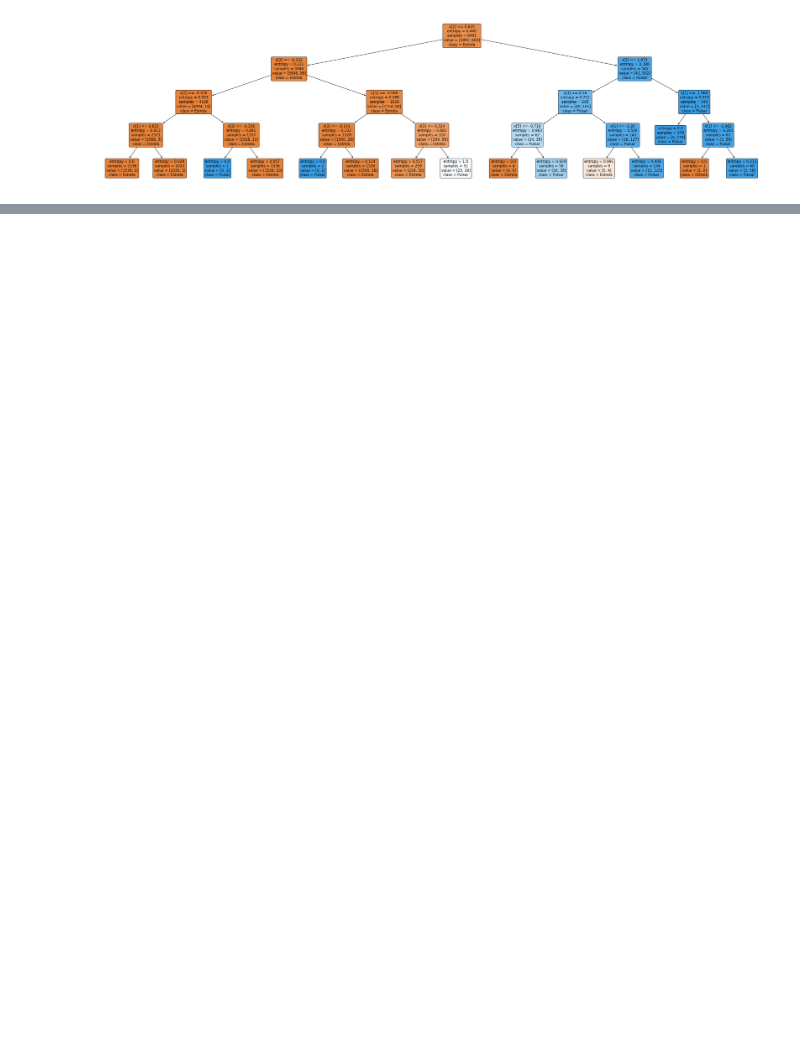
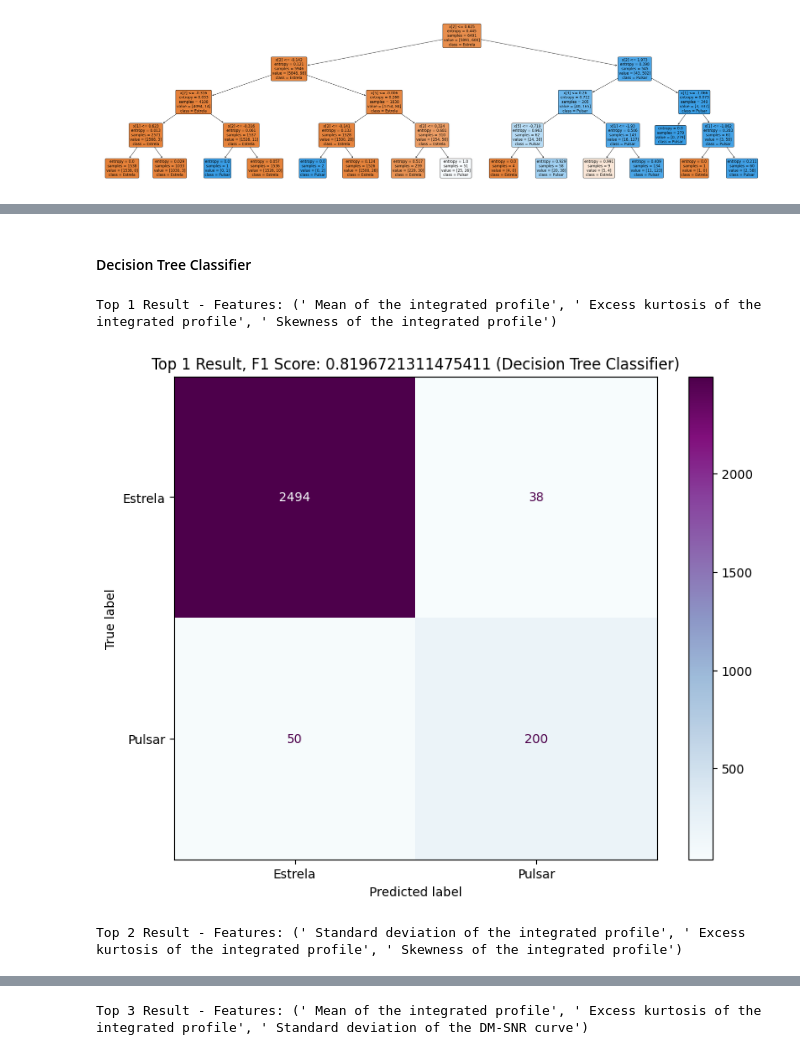
Before and after one commit to rubity/tratamentoDados, a Jupyter notebook: Módulo 3/PulsarDetect.ipynb, the cells around one changed output, grey strips where cells are left out. Drawn from its saved outputs; the diff is of its cells as text; code cells hidden in the pictures; blank space fills up the shorter version.

```diff
--- a/Módulo 3/PulsarDetect.ipynb
+++ b/Módulo 3/PulsarDetect.ipynb
@@ -292,0 +425,49 @@ plt.show()
+# %% [markdown]
+#### Decision Tree Classifier
+# %%
+# Lista para armazenar os resultados da Decision Tree
+dtc_results_list = []
+
+# Iteração sobre as combinações
+for combination in columns_combination:
+    features_subset = X[list(combination)]
+    X_subset = features_subset.values
+
+    # Divisão do Conjunto de Dados
+    X_train, X_test, y_train, y_test = train_test_split(X_subset, y, test_size=0.3, random_state=104)
+
+    # Treinamento do Modelo Decision Tree
+    dt_model = DecisionTreeClassifier()  # Você pode ajustar os hiperparâmetros conforme necessário
+    dt_model.fit(X_train, y_train)
+
+    # Avaliação do Modelo
+    y_pred_dtc = dt_model.predict(X_test)
+
+    # Métricas
+    f1_dtc= f1_score(y_test, y_pred_dtc)
+    cm_dtc = confusion_matrix(y_test, y_pred_dtc)
+
+    # Armazenar resultados
+    dtc_results_list.append({
+        'Features': combination,
+        'F1 Score': f1_dtc,
+        'Confusion Matrix': cm_dtc
+    })
+
+# Ordenar a lista pelos melhores resultados
+dtc_results_list.sort(key=lambda x: x['F1 Score'], reverse=True)
+# %%
+# Análise dos 3 Melhores Resultados
+top_dtc_results = dtc_results_list[:3]
+for i, result in enumerate(top_dtc_results, start=1):
+    # Plota as colunas utilizadas no treinamento
+    print(f"\nTop {i} Result - Features: {result['Features']}")
+
+    fig, ax = plt.subplots(figsize=(9, 7))
+    ConfusionMatrixDisplay(confusion_matrix=result['Confusion Matrix'], display_labels=['Estrela', 'Pulsar']).plot(cmap='BuPu', ax=ax)
+    plt.title(f"Top {i} Result, F1 Score: {result['F1 Score']} (Decision Tree Classifier)")
+    plt.show()
+# %% [output]
+Top 1 Result - Features: (' Mean of the integrated profile', ' Excess kurtosis of the integrated profile', ' Skewness of the integrated profile')
+[figure, added]
+Top 2 Result - Features: (' Standard deviation of the integrated profile', ' Excess kurtosis of the integrated profile', ' Skewness of the integrated profile')
@@ -292,0 +475 @@ plt.show()
+Top 3 Result - Features: (' Mean of the integrated profile', ' Excess kurtosis of the integrated profile', ' Standard deviation of the DM-SNR curve')
```
Also changed, not shown: parts of 22 cells of this notebook, 1 other file.
